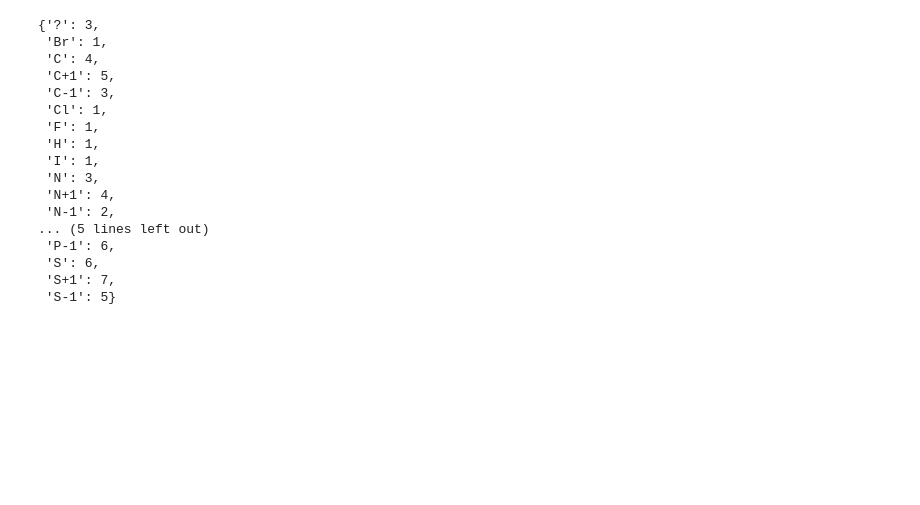
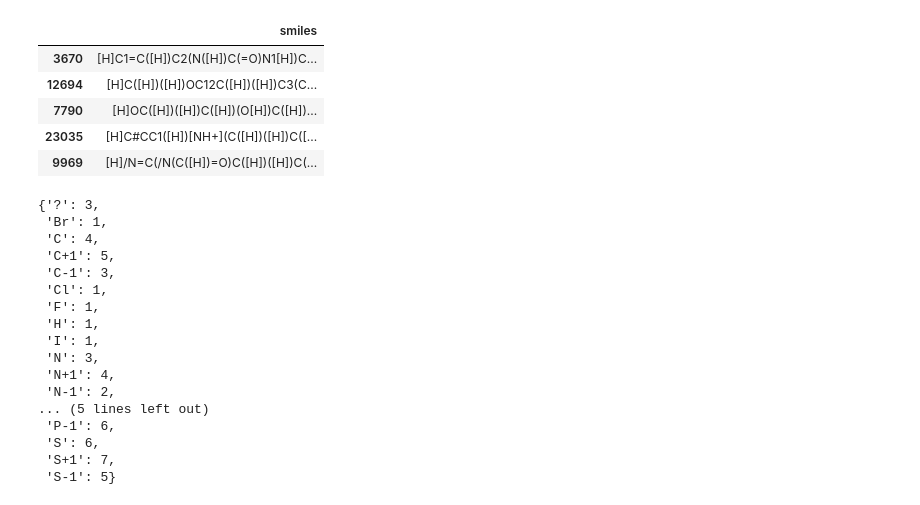
Before and after one commit to PabloCGarcia/bioDeepLearning, a Jupyter notebook: demo_nf.ipynb, the cells around one changed output. Saved outputs shown, nothing was run; the diff lists cells and outputs as text; code cells hidden in the pictures; blank space fills up the shorter version.

```diff
--- a/demo_nf.ipynb
+++ b/demo_nf.ipynb
@@ -72,6 +83,15 @@ tasks, datasets, transformers = dc.molnet.load_qm9(featurizer='ECFP')
 df = pd.DataFrame(data={'smiles': datasets[0].ids})
 # %%
 data = df[['smiles']].sample(2500, random_state=50)
+# %%
+data.head()
+# %% [output]
+|  | smiles |
+| 3670 | [H]C1=C([H])C2(N([H])C(=O)N1[H])C... |
+| 12694 | [H]C([H])([H])OC12C([H])([H])C3(C... |
+| 7790 | [H]OC([H])([H])C([H])(O[H])C([H])... |
+| 23035 | [H]C#CC1([H])[NH+](C([H])([H])C([... |
+| 9969 | [H]/N=C(/N(C([H])=O)C([H])([H])C(... |
 # %%
 sf.set_semantic_constraints()  # reset constraints
 constraints = sf.get_semantic_constraints()
```
Also changed, not shown: parts of 31 cells of this notebook.
